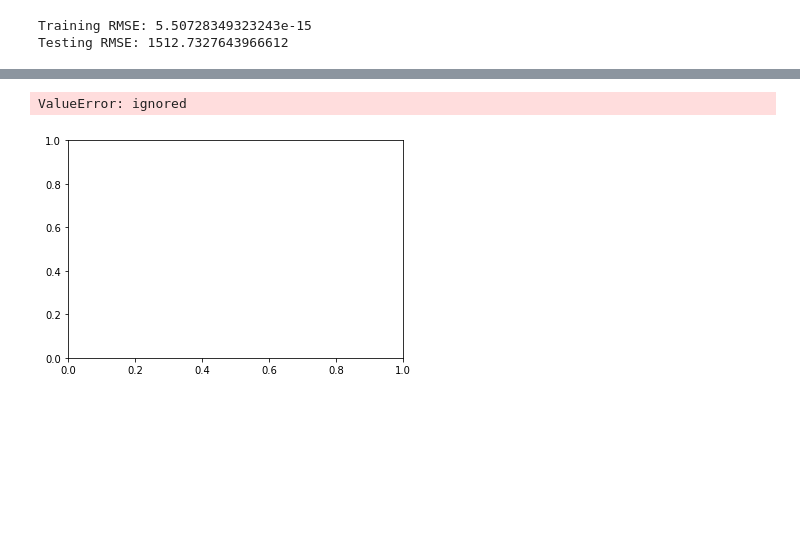
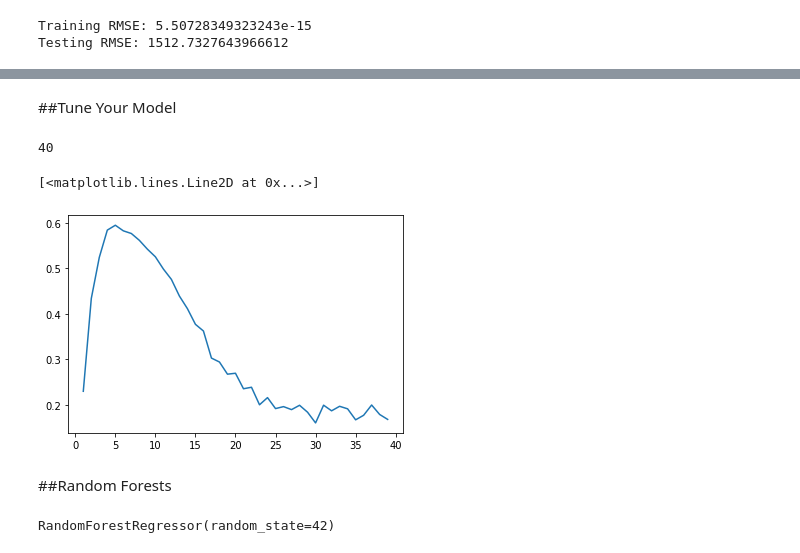
Before and after one commit to ahmadalmasri270/Project-1---Part1, a Jupyter notebook: Copy_of_Project_1_Part_5.ipynb, the cells around one changed output, grey strips where cells are left out. Drawn from its saved outputs; the diff is of its cells as text; code cells hidden in the pictures; blank space fills up the shorter version.

```diff
--- a/Copy_of_Project_1_Part_5.ipynb
+++ b/Copy_of_Project_1_Part_5.ipynb
@@ -416,9 +410,25 @@ dec_tree.get_depth()
+# %% [markdown]
+##Tune Your Model
 # %%
 import matplotlib.pyplot as plt
-# %%
-plt.scatter(X_test, y_test, color ="red")
-plt.plot(X_train, reg_model.predict(X_train)
-, color='blue')
-# %% [output]
-ValueError: ignored
-[figure, removed]
+# %%
+est_depths =dec_tree.get_depth()
+est_depths
+# %% [output]
+40
+# %%
+depths = range(1, est_depths)
+scores = pd.DataFrame(index=depths, columns=['Test Score'])
+for depth in depths:
+   model = DecisionTreeRegressor(max_depth=depth)
+   model.fit(X_train_processed, y_train)
+   scores.loc[depth, 'Train Score'] = model.score(X_train_processed, y_train)
+   scores.loc[depth, 'Test Score'] = model.score(X_test_processed, y_test)
+   scores.head()
+# %%
+plt.plot(scores['Test Score'])
+# %% [output]
+[<matplotlib.lines.Line2D at 0x...>]
+[figure, added]
+# %% [markdown]
+##Random Forests
@@ -424,0 +440,4 @@ ValueError: ignored
+# %%
+rf.fit(X_train_processed,y_train)
+# %% [output]
+RandomForestRegressor(random_state=42)
```
Also changed, not shown: parts of 17 cells of this notebook.
